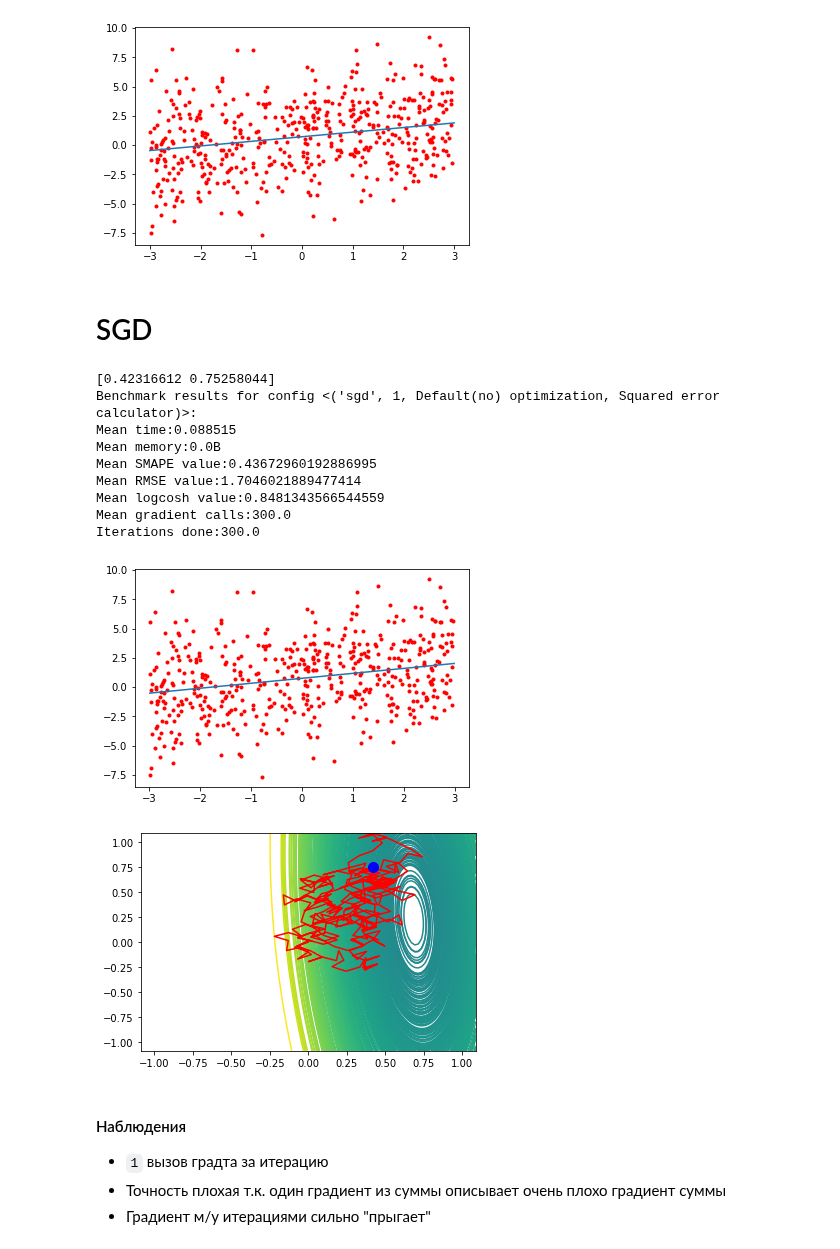
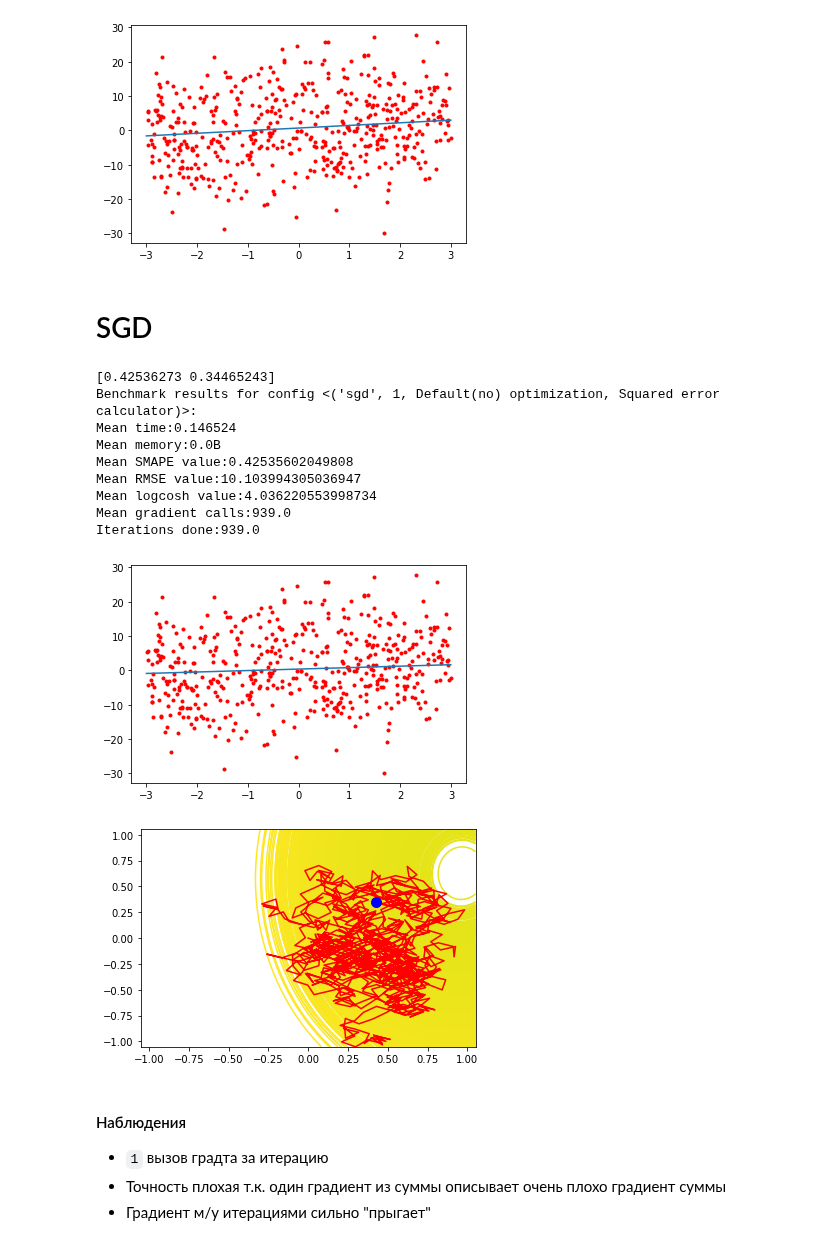
Before and after one commit to EasySocHacks/Optimization-Methods-IFMO, a Jupyter notebook: HW2/2.1.ipynb, the cells around one changed output. Saved outputs shown, nothing was run; the diff lists cells and outputs as text; code cells hidden in the pictures.

```diff
--- a/HW2/2.1.ipynb
+++ b/HW2/2.1.ipynb
@@ -9,37 +9,37 @@ from HW2.regression_generator import generate_regression
 from HW2.sgd import sgd, minibatch_gd, gd
 from HW2.visualization import visualize_regression_point, visualize_line, draw_levels
 # %%
-f, points = generate_regression(point_count=500, scale=np.array([3, 3]))
+f, points = generate_regression(point_count=500, scale=np.array([3, 10]))
 
 visualize_regression_point(f, points, scale=3)
 # %% [output]
-[figure, old version]
+[figure, new version]
 # %%
 storage = BenchmarkStorage()
 # %% [markdown]
 # SGD
 # %%
 index = storage.add_benchmark_config()
-ab, meta = sgd(points, eps=8e-2)
+ab, meta = sgd(points)
 storage.add_benchmark_result(index, meta)
 
 print(ab)
 print(storage.get_benchmark_results(index))
 
 visualize_line(ab, points)
 draw_levels(points, meta["points"])
 # %% [output]
-[0.42316612 0.75258044]
+[0.42536273 0.34465243]
 Benchmark results for config <('sgd', 1, Default(no) optimization, Squared error calculator)>:
-Mean time:0.088515
+Mean time:0.146524
 Mean memory:0.0B
-Mean SMAPE value:0.43672960192886995
-Mean RMSE value:1.7046021889477414
-Mean logcosh value:0.8481343566544559
-Mean gradient calls:300.0
-Iterations done:300.0
+Mean SMAPE value:0.42535602049808
+Mean RMSE value:10.103994305036947
+Mean logcosh value:4.036220553998734
+Mean gradient calls:939.0
+Iterations done:939.0
-[figure, old version]
+[figure, new version]
-[figure, old version]
+[figure, new version]
 # %% [markdown]
 #### Наблюдения
 * `1` вызов градта за итерацию
```
Also changed, not shown: parts of 6 cells of this notebook, 1 other file.
